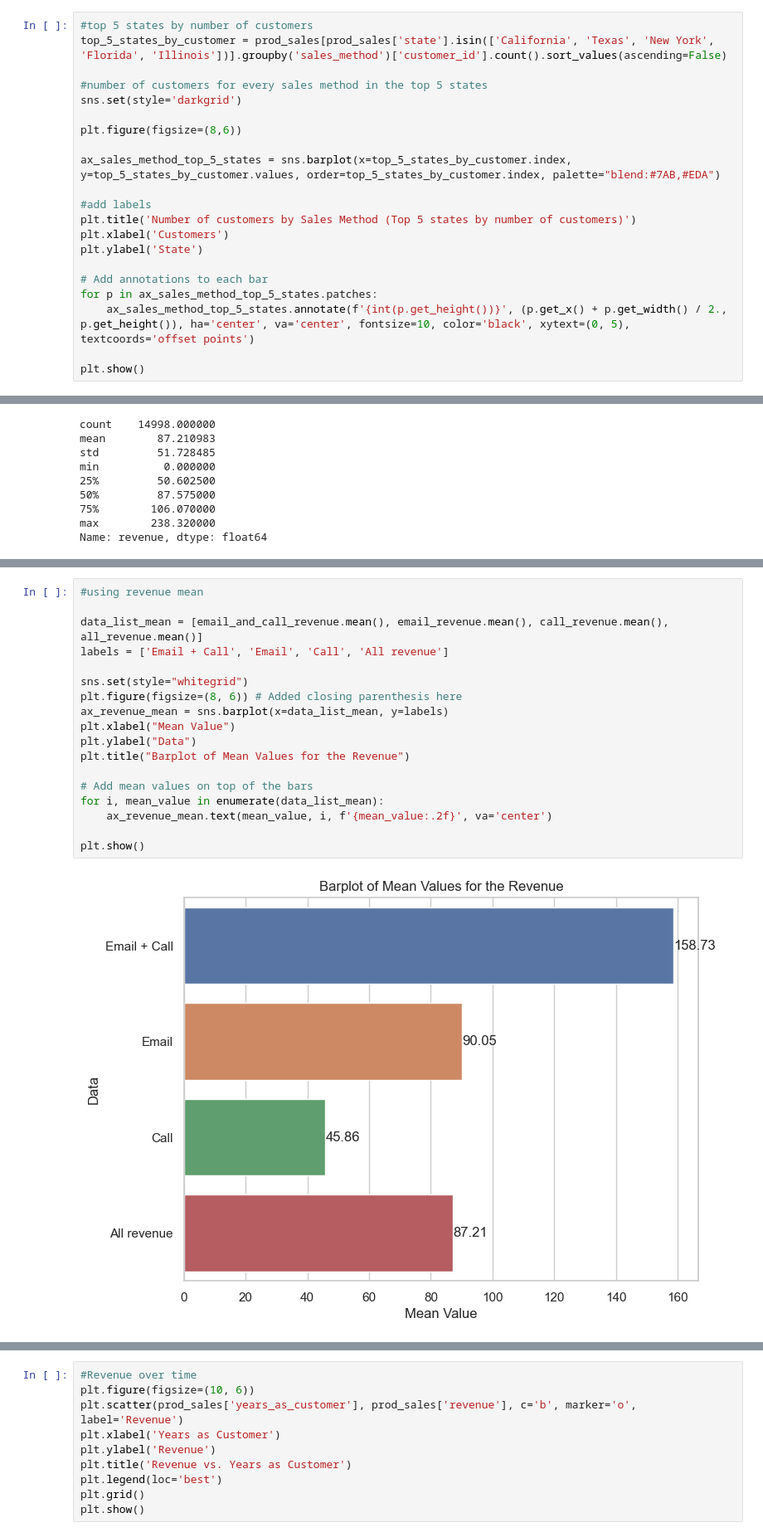
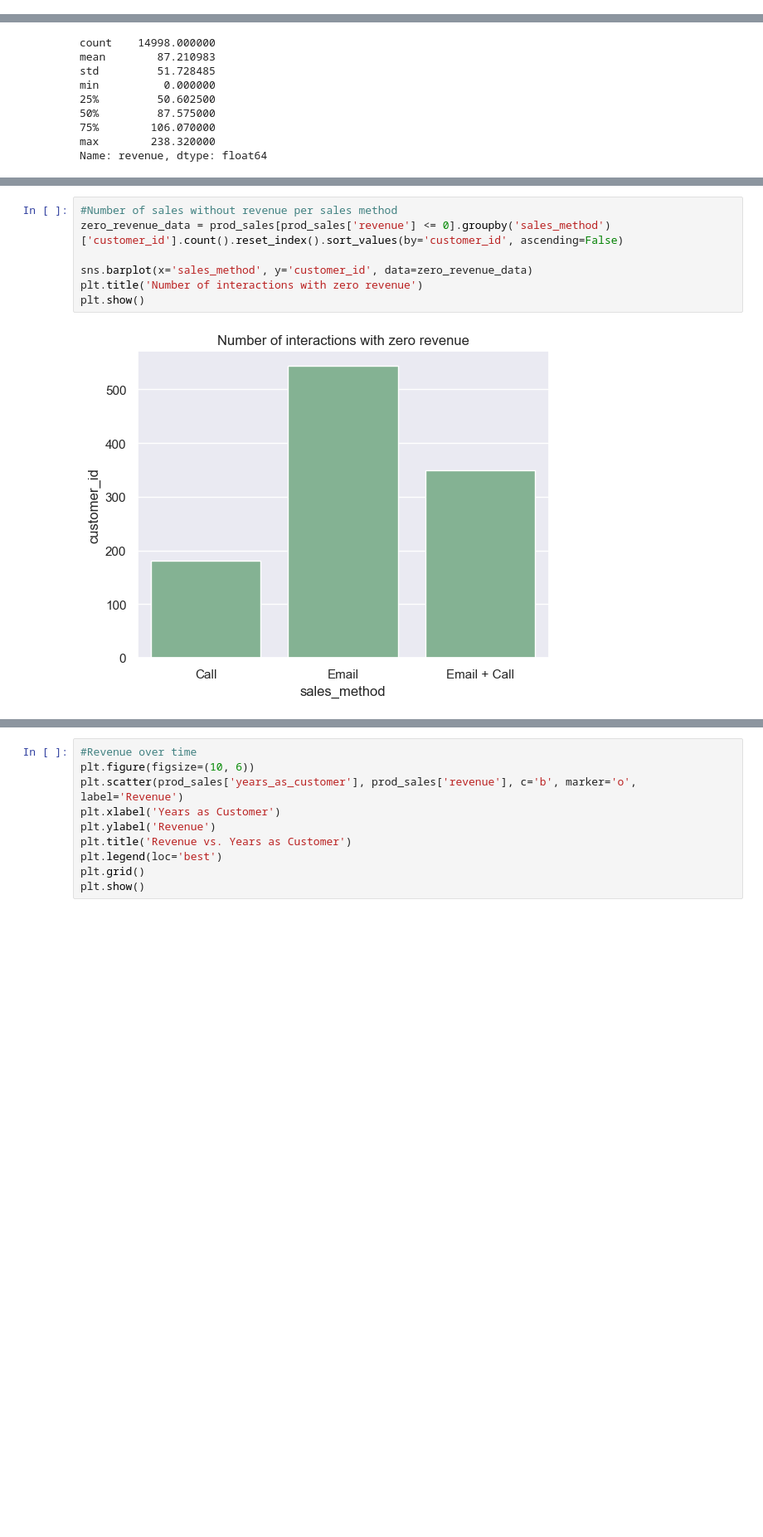
Before and after one commit to Moholu/sales_analysis_python, a Jupyter notebook: sales_analysis.ipynb, the cells around one changed output, grey strips where cells are left out. Shown: that part at 83% size. Saved outputs shown, nothing was run; the diff lists cells and outputs as text; blank space fills up the shorter version.

```diff
--- a/sales_analysis.ipynb
+++ b/sales_analysis.ipynb
@@ -145,21 +118,0 @@ plt.show()
-# %%
-#top 5 states by number of customers
-top_5_states_by_customer = prod_sales[prod_sales['state'].isin(['California', 'Texas', 'New York', 'Florida', 'Illinois'])].groupby('sales_method')['customer_id'].count().sort_values(ascending=False)
-
-#number of customers for every sales method in the top 5 states
-sns.set(style='darkgrid')
-
-plt.figure(figsize=(8,6))
-
-ax_sales_method_top_5_states = sns.barplot(x=top_5_states_by_customer.index, y=top_5_states_by_customer.values, order=top_5_states_by_customer.index, palette="blend:#7AB,#EDA")
-
-#add labels
-plt.title('Number of customers by Sales Method (Top 5 states by number of customers)')
-plt.xlabel('Customers')
-plt.ylabel('State')
-
-# Add annotations to each bar
-for p in ax_sales_method_top_5_states.patches:
-    ax_sales_method_top_5_states.annotate(f'{int(p.get_height())}', (p.get_x() + p.get_width() / 2., p.get_height()), ha='center', va='center', fontsize=10, color='black', xytext=(0, 5), textcoords='offset points')
-
-plt.show()
@@ -211,23 +140,12 @@ create_horizontal_boxplot(data_list, labels)
 # %%
-#using revenue mean
+#Number of sales without revenue per sales method
+zero_revenue_data = prod_sales[prod_sales['revenue'] <= 0].groupby('sales_method')['customer_id'].count().reset_index().sort_values(by='customer_id', ascending=False)
 
-data_list_mean = [email_and_call_revenue.mean(), email_revenue.mean(), call_revenue.mean(), all_revenue.mean()]
-labels = ['Email + Call', 'Email', 'Call', 'All revenue']
-
-sns.set(style="whitegrid")
-plt.figure(figsize=(8, 6)) # Added closing parenthesis here
-ax_revenue_mean = sns.barplot(x=data_list_mean, y=labels)
-plt.xlabel("Mean Value")
-plt.ylabel("Data")
-plt.title("Barplot of Mean Values for the Revenue")
-
-# Add mean values on top of the bars
-for i, mean_value in enumerate(data_list_mean):
-    ax_revenue_mean.text(mean_value, i, f'{mean_value:.2f}', va='center')
-
+sns.barplot(x='sales_method', y='customer_id', data=zero_revenue_data)
+plt.title('Number of interactions with zero revenue')
 plt.show()
 # %% [output]
-[figure, old version]
+[figure, new version]
 # %%
 #Plot mean revenue for every state
 revenue_by_state = prod_sales.groupby('state')['revenue'].mean().reset_index().set_index('state').sort_values(by='revenue', ascending=False)
```
Also changed, not shown: parts of 11 cells of this notebook.
